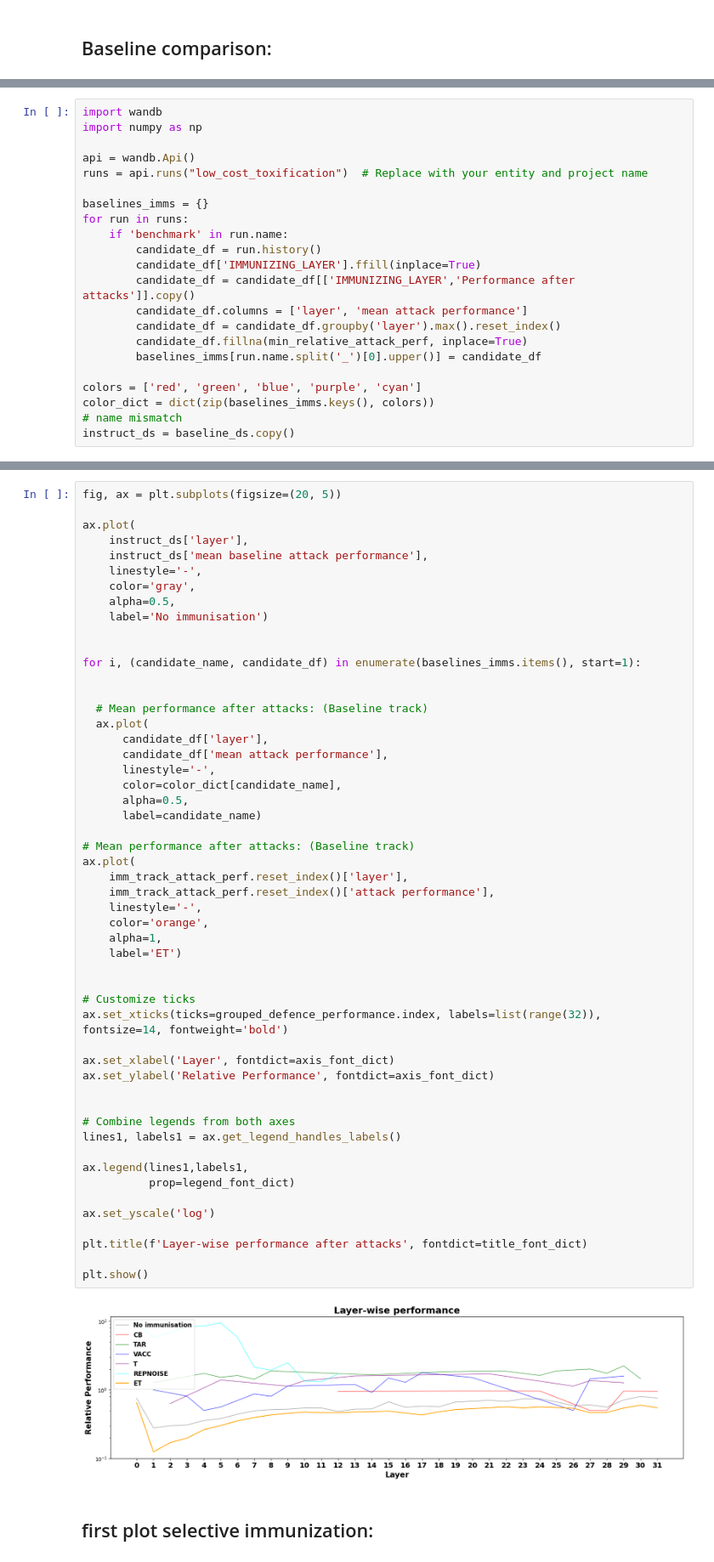
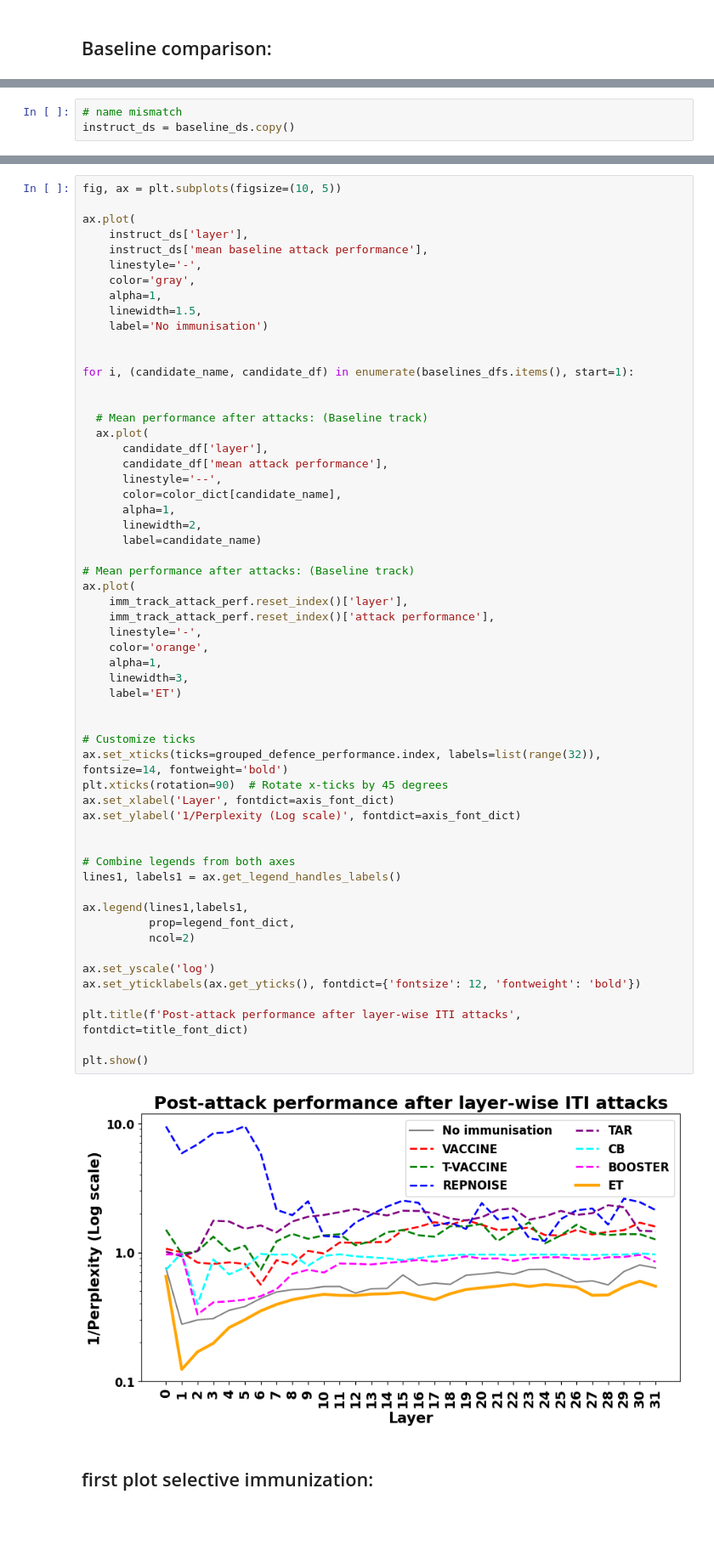
Before and after one commit to DISTA-HCAI/ET, a Jupyter notebook: aggregated plots.ipynb, the cells around one changed output, grey strips where cells are left out. Shown at 85% size. Saved outputs shown, nothing was run; the diff lists cells and outputs as text; blank space fills up the shorter version.

Commit message:
perf done

```diff
--- a/aggregated plots.ipynb
+++ b/aggregated plots.ipynb
@@ -214,22 +265,3 @@ plt.show()
 # %%
-import wandb
-import numpy as np
-
-api = wandb.Api()
-runs = api.runs("low_cost_toxification")  # Replace with your entity and project name
-
-baselines_imms = {}
-for run in runs:
-    if 'benchmark' in run.name:
-        candidate_df = run.history()
-        candidate_df['IMMUNIZING_LAYER'].ffill(inplace=True)
-        candidate_df = candidate_df[['IMMUNIZING_LAYER','Performance after attacks']].copy()
-        candidate_df.columns = ['layer', 'mean attack performance']
-        candidate_df = candidate_df.groupby('layer').max().reset_index()
-        candidate_df.fillna(min_relative_attack_perf, inplace=True)
-        baselines_imms[run.name.split('_')[0].upper()] = candidate_df
-
-colors = ['red', 'green', 'blue', 'purple', 'cyan']
-color_dict = dict(zip(baselines_imms.keys(), colors))
 # name mismatch
 instruct_ds = baseline_ds.copy()
@@ -300,57 +268,62 @@ plt.show()
 # %%
-fig, ax = plt.subplots(figsize=(20, 5))
+fig, ax = plt.subplots(figsize=(10, 5))
 
 ax.plot(
     instruct_ds['layer'],
     instruct_ds['mean baseline attack performance'],
     linestyle='-',
     color='gray',
-    alpha=0.5,
+    alpha=1,
+    linewidth=1.5,
     label='No immunisation')
 
 
-for i, (candidate_name, candidate_df) in enumerate(baselines_imms.items(), start=1):
+for i, (candidate_name, candidate_df) in enumerate(baselines_dfs.items(), start=1):
 
 
   # Mean performance after attacks: (Baseline track)
   ax.plot(
       candidate_df['layer'],
       candidate_df['mean attack performance'],
-      linestyle='-',
+      linestyle='--',
       color=color_dict[candidate_name],
-      alpha=0.5,
+      alpha=1,
+      linewidth=2,
       label=candidate_name)
 
 # Mean performance after attacks: (Baseline track)
 ax.plot(
     imm_track_attack_perf.reset_index()['layer'],
     imm_track_attack_perf.reset_index()['attack performance'],
     linestyle='-',
     color='orange',
     alpha=1,
+    linewidth=3,
     label='ET')
 
 
 # Customize ticks
 ax.set_xticks(ticks=grouped_defence_performance.index, labels=list(range(32)), fontsize=14, fontweight='bold')
-
+plt.xticks(rotation=90)  # Rotate x-ticks by 45 degrees
 ax.set_xlabel('Layer', fontdict=axis_font_dict)
-ax.set_ylabel('Relative Performance', fontdict=axis_font_dict)
+ax.set_ylabel('1/Perplexity (Log scale)', fontdict=axis_font_dict)
 
 
 # Combine legends from both axes
 lines1, labels1 = ax.get_legend_handles_labels()
 
 ax.legend(lines1,labels1,
-          prop=legend_font_dict)
+          prop=legend_font_dict,
+          ncol=2)
 
 ax.set_yscale('log')
+ax.set_yticklabels(ax.get_yticks(), fontdict={'fontsize': 12, 'fontweight': 'bold'})
 
-plt.title(f'Layer-wise performance after attacks', fontdict=title_font_dict)
+plt.title(f'Post-attack performance after layer-wise ITI attacks', fontdict=title_font_dict)
 
 plt.show()
 # %% [output]
-[figure, old version]
+[figure, new version]
 # %% [markdown]
 ## first plot selective immunization:
 # %%
```
Also changed, not shown: parts of 4 cells of this notebook.
